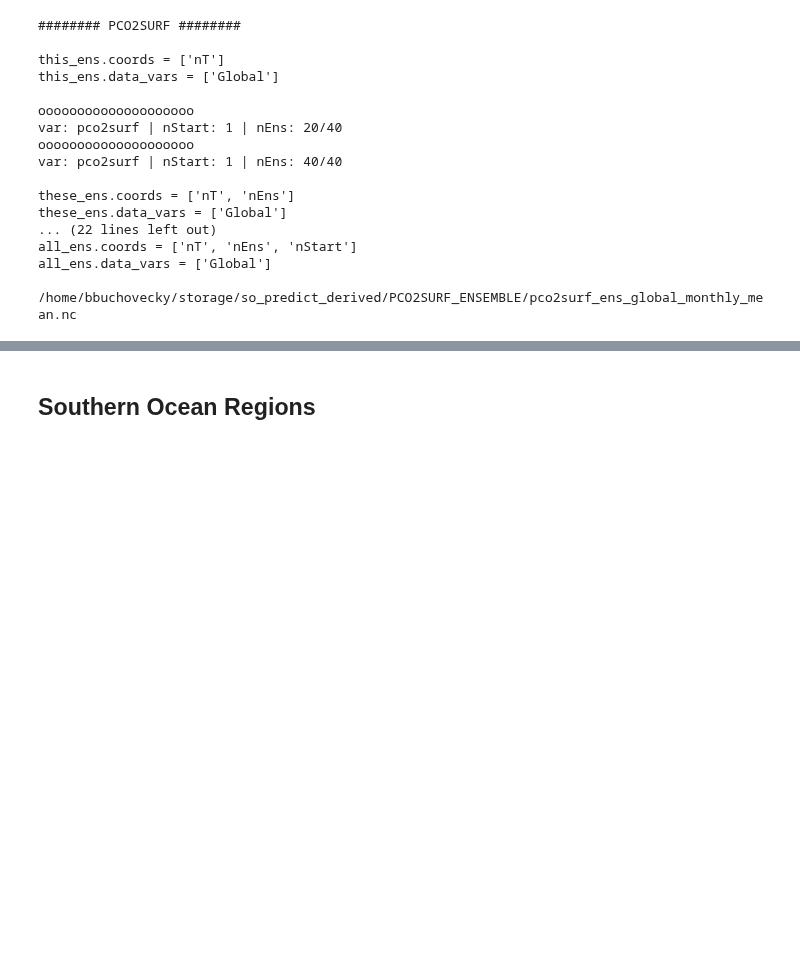
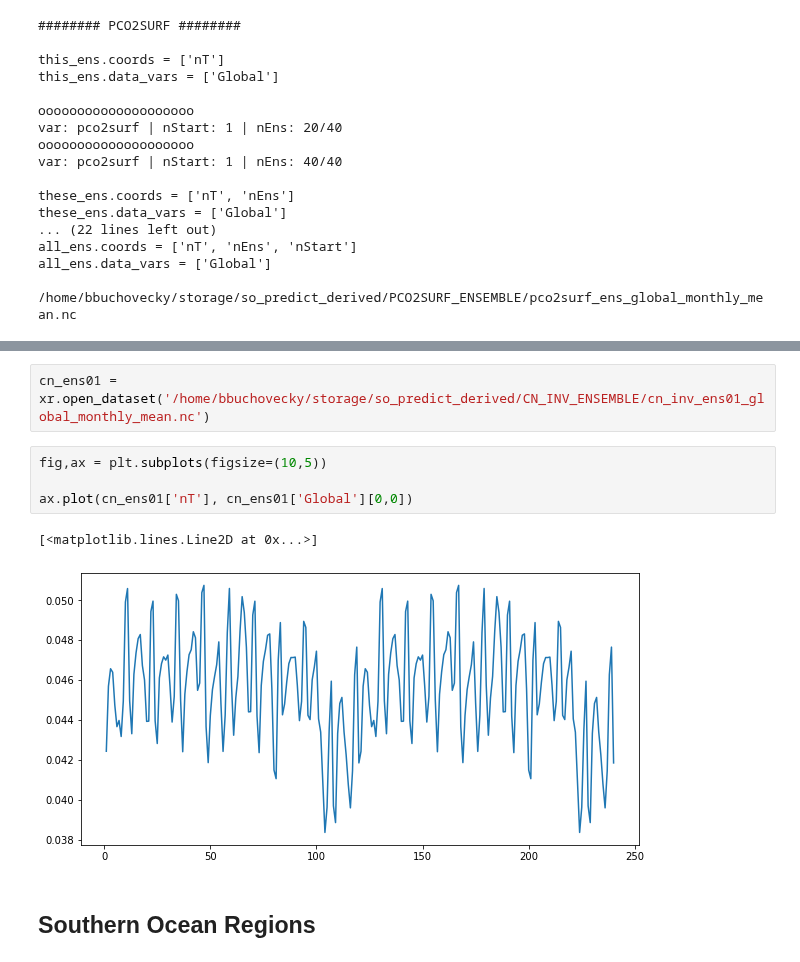
Before and after one commit to bbuchovecky/hmei, a Jupyter notebook: notebooks/ens_ppp_metrics.ipynb, the cells around one changed output, grey strips where cells are left out. Saved outputs shown, nothing was run; the diff lists cells and outputs as text; blank space fills up the shorter version.

```diff
--- a/notebooks/ens_ppp_metrics.ipynb
+++ b/notebooks/ens_ppp_metrics.ipynb
@@ -378,3 +541,12 @@ all_ens.data_vars = ['Global']
+# %%
+cn_ens01 = xr.open_dataset('/home/bbuchovecky/storage/so_predict_derived/CN_INV_ENSEMBLE/cn_inv_ens01_global_monthly_mean.nc')
+# %%
+fig,ax = plt.subplots(figsize=(10,5))
+
+ax.plot(cn_ens01['nT'], cn_ens01['Global'][0,0])
+# %% [output]
+[<matplotlib.lines.Line2D at 0x...>]
+[figure, added]
 # %% [markdown]
 ## Southern Ocean Regions
 # %%
```
Also changed, not shown: parts of 28 cells of this notebook, 1 other file.
